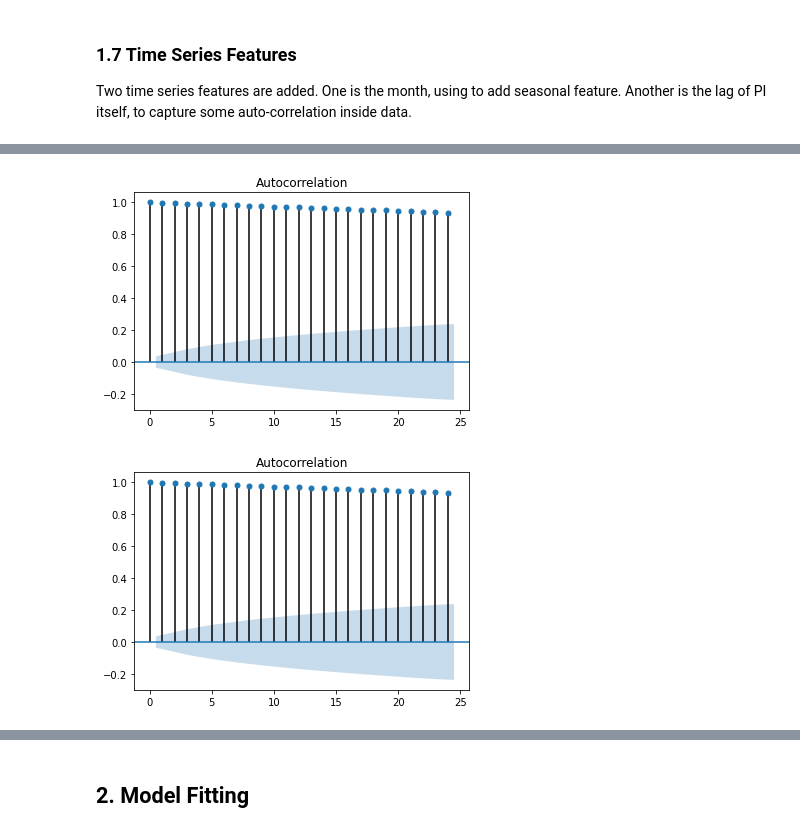
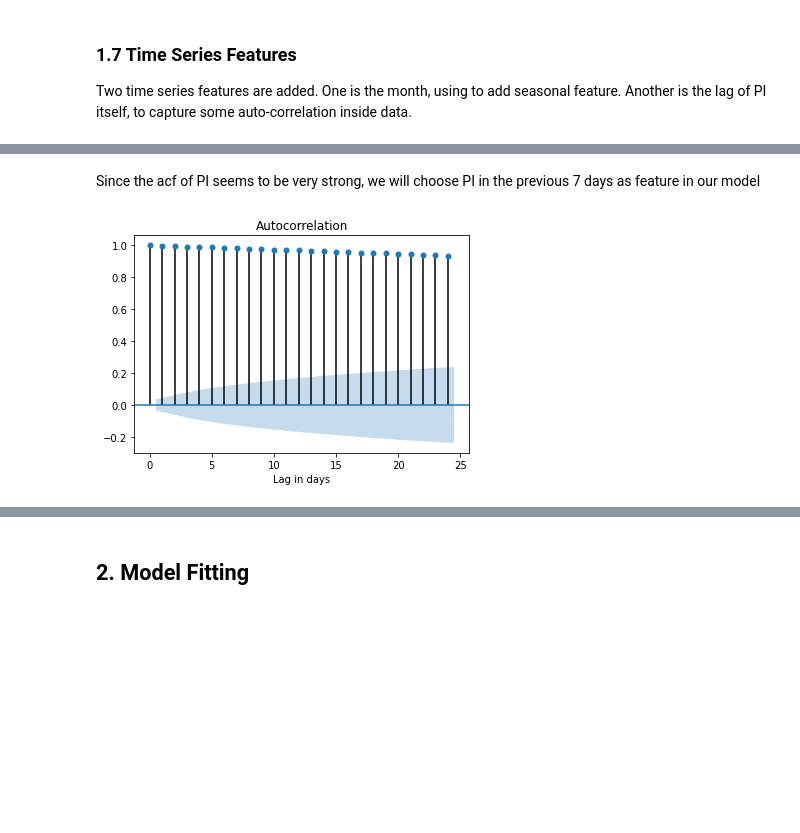
Before and after one commit to Shunian-Chen/AIPI510-Project, a Jupyter notebook: Food_price_prediction.ipynb, the cells around one changed output, grey strips where cells are left out. Cells and saved outputs as stored; diff of their text form; code cells hidden in the pictures; blank space fills up the shorter version.

```diff
--- a/Food_price_prediction.ipynb
+++ b/Food_price_prediction.ipynb
@@ -360,6 +343,9 @@ data_normalized["month"] = data_normalized.index.month
+# %% [markdown]
+Since the acf of PI seems to be very strong, we will choose PI in the previous 7 days as feature in our model
 # %%
 lag = 24
 plot_acf(data_normalized["PI"], lags = lag, alpha=0.05)
+plt.xlabel('Lag in days')
+plt.show()
 # %% [output]
-[figure, old version]
+[figure, new version]
-[figure, removed]
```
Also changed, not shown: parts of 11 cells of this notebook.
